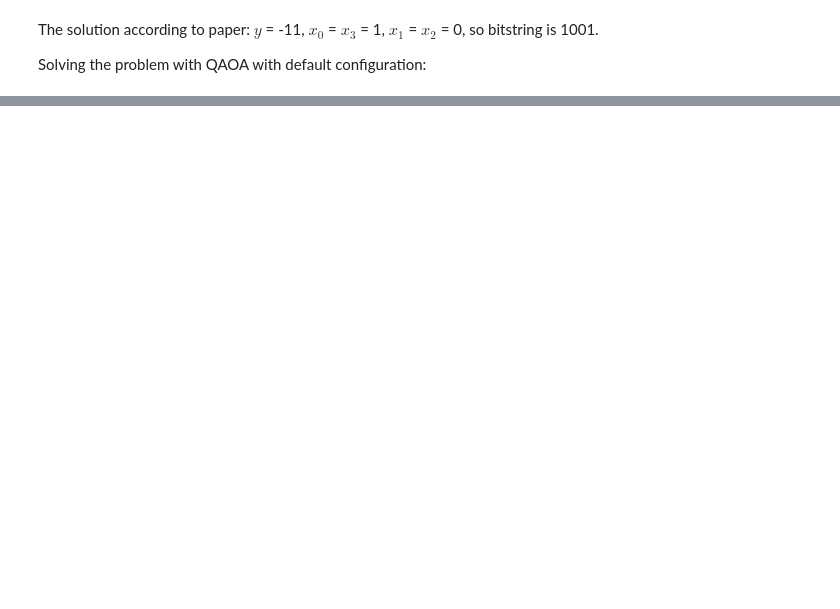
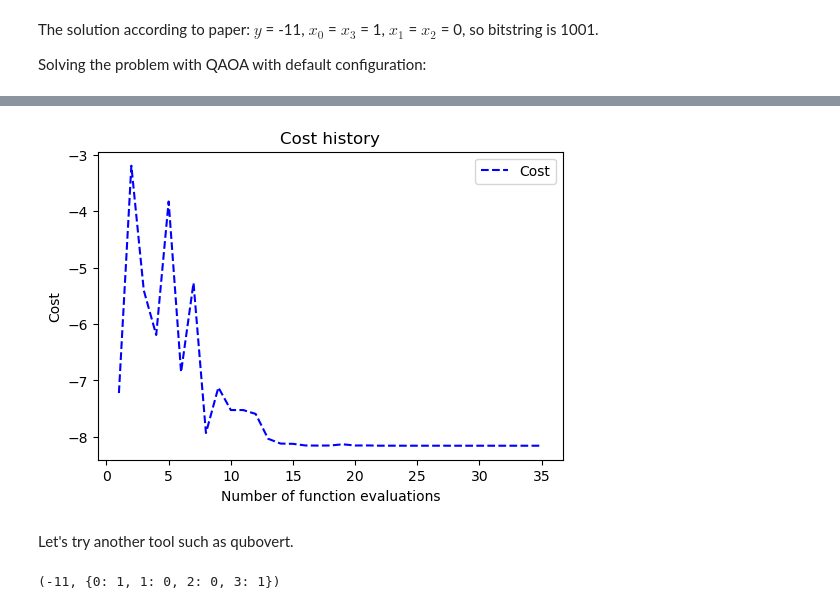
Before and after one commit to TerraVenil/QuantumJourney, a Jupyter notebook: OpenQAOA.ipynb, the cells around one changed output, grey strips where cells are left out. Cells and saved outputs as stored; diff of their text form; code cells hidden in the pictures; blank space fills up the shorter version.

```diff
--- a/OpenQAOA.ipynb
+++ b/OpenQAOA.ipynb
@@ -83,0 +97,6 @@ Why do we have different results for y? -20 (OpenQAOA) vs -11 (qubovert)
+# %%
+result.plot_cost(figsize=(6, 4))
+# %% [output]
+[figure, added]
+# %% [markdown]
+Let's try another tool such as qubovert.
@@ -83,0 +113,4 @@ Why do we have different results for y? -20 (OpenQAOA) vs -11 (qubovert)
+# %%
+s2
+# %% [output]
+(-11, {0: 1, 1: 0, 2: 0, 3: 1})
```
Also changed, not shown: parts of 19 cells of this notebook.
